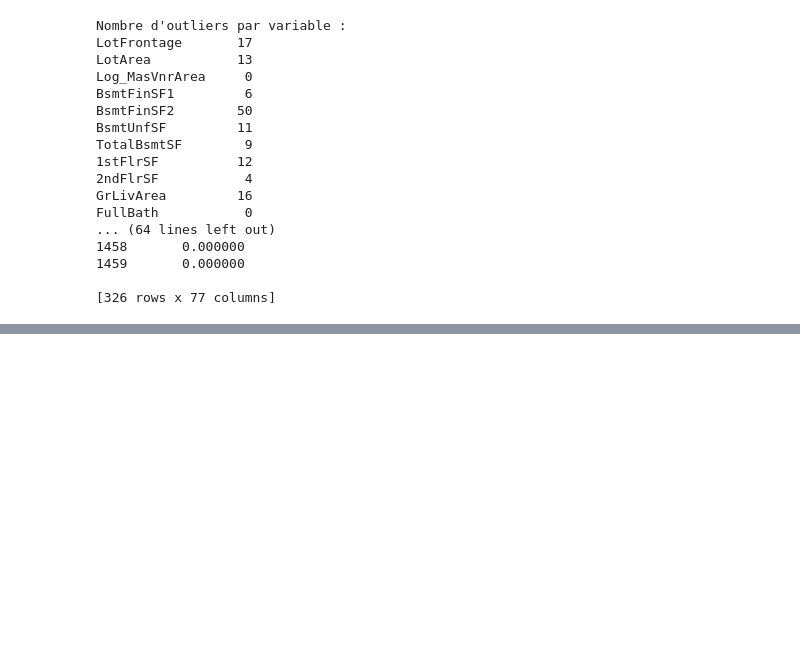
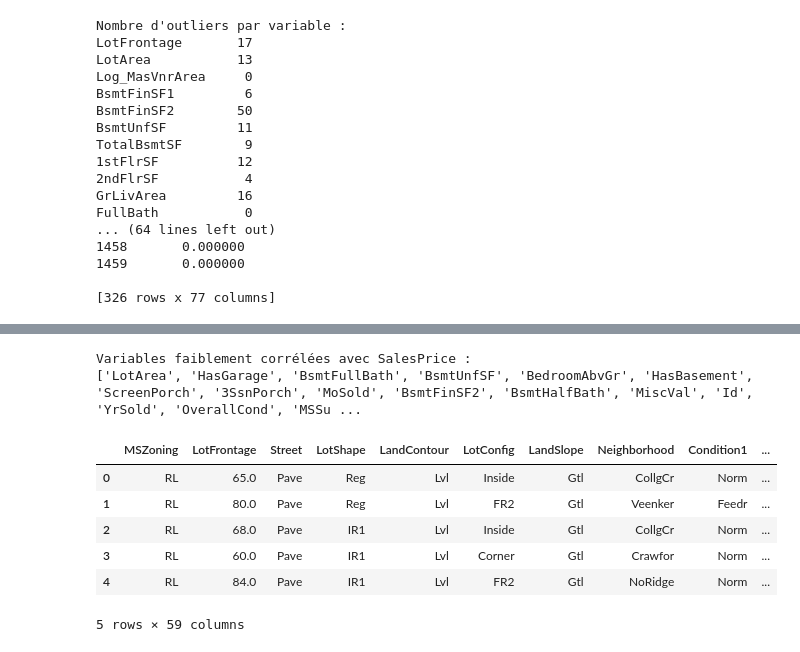
Before and after one commit to antoine-guibert/house_prices, a Jupyter notebook: preprocessing.ipynb, the cells around one changed output, grey strips where cells are left out. Drawn from its saved outputs; the diff is of its cells as text; code cells hidden in the pictures; blank space fills up the shorter version.

```diff
--- a/preprocessing.ipynb
+++ b/preprocessing.ipynb
@@ -659,0 +701,16 @@ FullBath           0
+# %%
+# comme il y a beaucoup de variables, on va retirer celles qui semblent faiblement corrélées avec le prix de vente :
+
+abs_corr=corr_with_price.abs()
+
+# je place la limite à 0.3 pour supprimer un maximum de variables et simplifier mes premiers modèles
+# on pourra revenir plus tard ici si on veut intégrer plus de variables
+
+threshold=0.3
+low_corr_features=abs_corr[abs_corr < threshold].index.tolist()
+
+print("Variables faiblement corrélées avec SalesPrice : ")
+print(low_corr_features)
+# %% [output]
+Variables faiblement corrélées avec SalesPrice :
+['LotArea', 'HasGarage', 'BsmtFullBath', 'BsmtUnfSF', 'BedroomAbvGr', 'HasBasement', 'ScreenPorch', '3SsnPorch', 'MoSold', 'BsmtFinSF2', 'BsmtHalfBath', 'MiscVal', 'Id', 'YrSold', 'OverallCond', 'MSSu ...
@@ -659,0 +721,10 @@ FullBath           0
+# %%
+train_data_majorized.head()
+# %% [output]
+|  | MSZoning | LotFrontage | Street | LotShape | LandContour | LotConfig | LandSlope | Neighborhood | Condition1 | ... |
+| 0 | RL | 65.0 | Pave | Reg | Lvl | Inside | Gtl | CollgCr | Norm | ... |
+| 1 | RL | 80.0 | Pave | Reg | Lvl | FR2 | Gtl | Veenker | Feedr | ... |
+| 2 | RL | 68.0 | Pave | IR1 | Lvl | Inside | Gtl | CollgCr | Norm | ... |
+| 3 | RL | 60.0 | Pave | IR1 | Lvl | Corner | Gtl | Crawfor | Norm | ... |
+| 4 | RL | 84.0 | Pave | IR1 | Lvl | FR2 | Gtl | NoRidge | Norm | ... |
+5 rows × 59 columns
```
Also changed, not shown: parts of 14 cells of this notebook.
